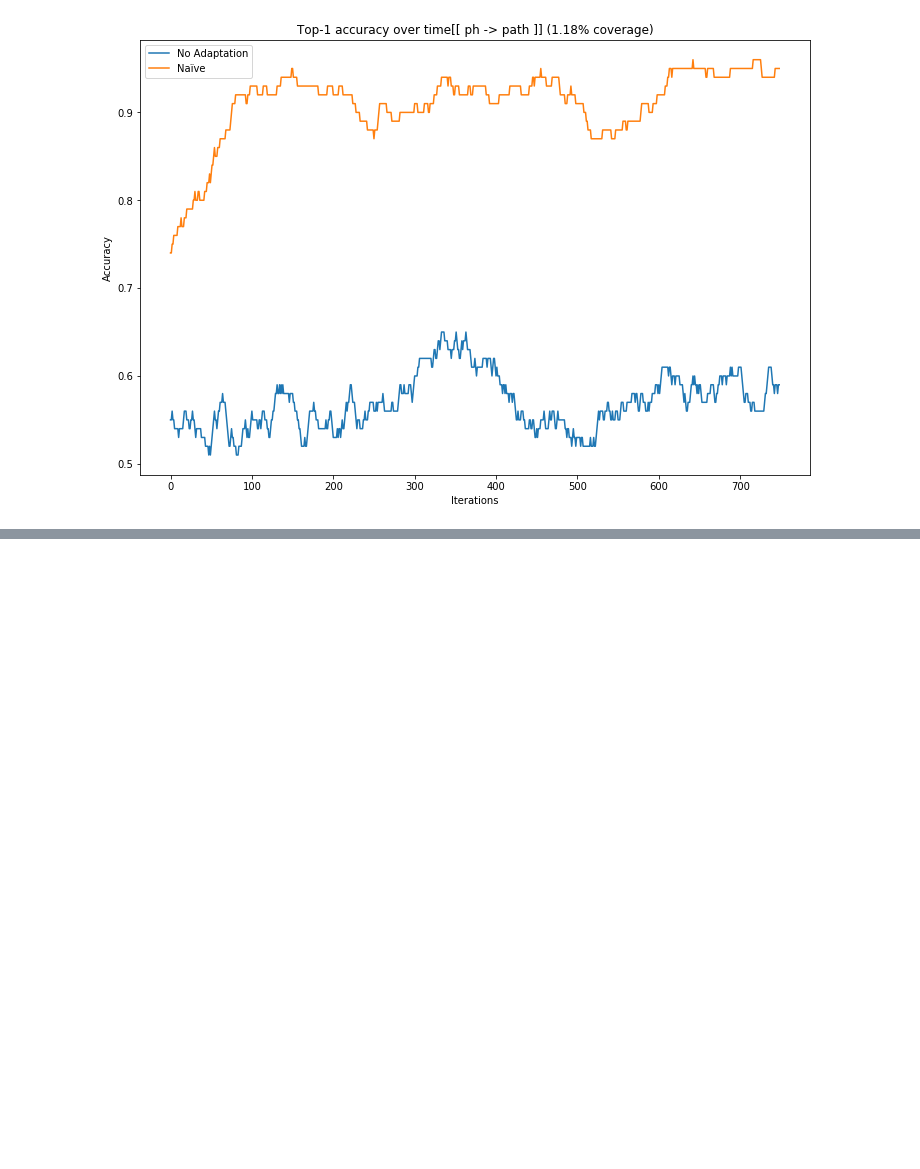
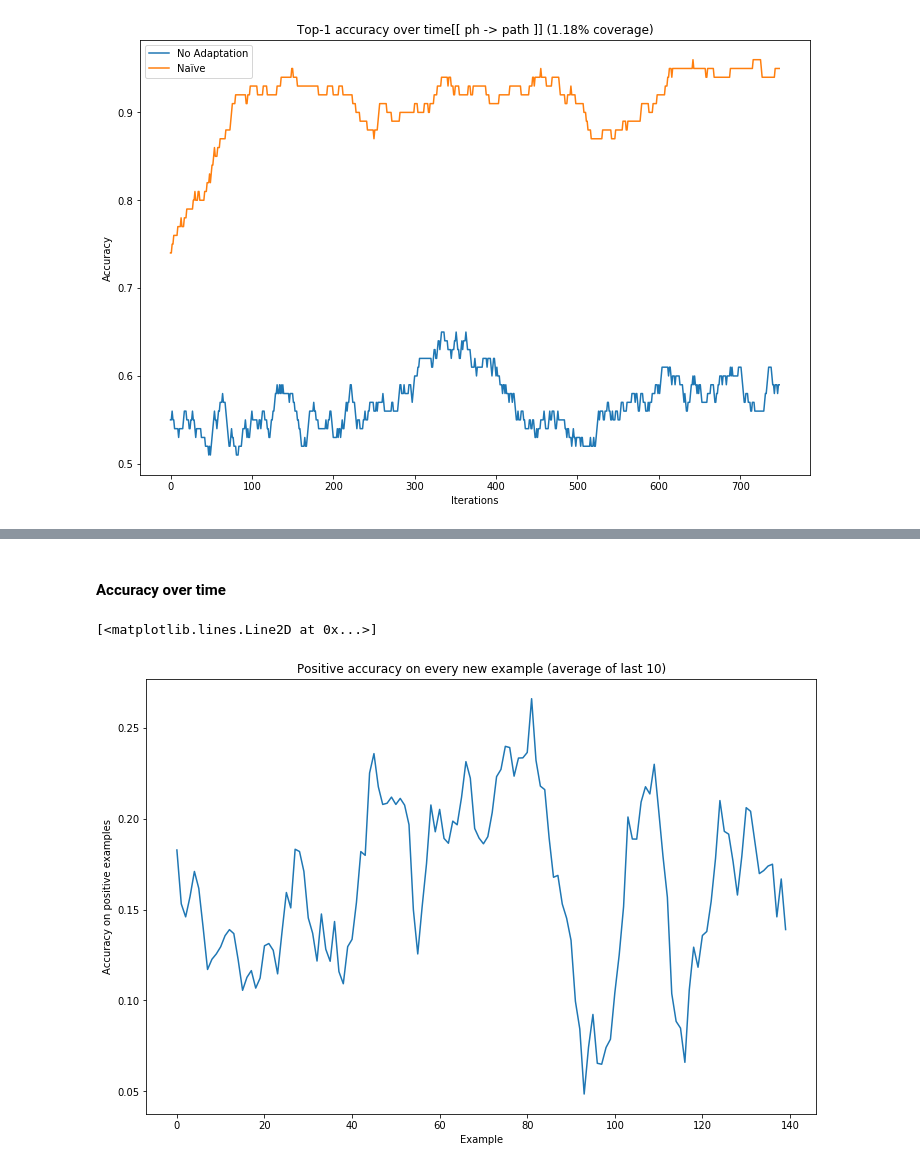
Before and after one commit to gpoesia/magicomplete, a Jupyter notebook: ConadComplete.ipynb, the cells around one changed output, grey strips where cells are left out. Saved outputs shown, nothing was run; the diff lists cells and outputs as text; code cells hidden in the pictures; blank space fills up the shorter version.

Commit message:
Add qualitative analysis of one-shot learning results

```diff
--- a/ConadComplete.ipynb
+++ b/ConadComplete.ipynb
@@ -238,6 +239,11 @@ pd.DataFrame(get_user_inputs_using_convention(50))
 # Load the dataset
 oneshot_dataset = load_json('oneshot_dataset.json')
 print(len(oneshot_dataset), 'one-shot examples.')
+
+oneshot_dataset = [row for row in oneshot_dataset
+                   if min(len(set(row['positive_examples'])), len(set(row['negative_examples']))) >= 100]
+
+print(len(oneshot_dataset), " usable examples.")
 
 def run_oneshot_experiment(evaluators, learner_creators, examples=None, save=True, save_examples=False):
     d = oneshot_dataset[:(examples or len(oneshot_dataset))]
@@ -269,5 +275,12 @@ def get_best_result_by_metric(results, metric):
             best_learner = r['learner']
 
     return best_learner, best_value
+
+def summarize_results(results):
+    return '\n'.join(
+        '{}/{}: {:.2f}% positive accuracy, {:.2f}% negative accuracy'
+        .format(r['evaluator'], r['learner'], 100*r['results']['accuracy_positive'], 100*r['results']['accuracy_negative'])
+        for r in results
+    )
 # %% [output]
 10000 one-shot examples.
@@ -277,8 +291,12 @@ EXAMPLES = 2
 def new_k_gradient_steps(k, lr):
     return lambda: KGradientSteps(decoder, alphabet, {'k': k, 'learning_rate': lr})
 
-def new_step_until_correct(max_steps, extra_steps, lr):
-    return lambda: StepUntilCorrect(decoder, alphabet, {'max_steps': max_steps, 'extra_steps': extra_steps, 'learning_rate': lr})
+def new_step_until_correct(max_steps, extra_steps, lr, data_augmentation, rehearsal_examples):
+    return lambda: StepUntilCorrect(decoder, alphabet, {'max_steps': max_steps,
+                                                        'extra_steps': extra_steps,
+                                                        'learning_rate': lr,
+                                                        'data_augmentation': data_augmentation,
+                                                        'rehearsal_examples': rehearsal_examples})
 
 evaluators = [LearnEvalIterate()] # LearnAllThenEval()
 
@@ -294,10 +312,9 @@ for lr in [0.05, 0.1, 0.2]:
             learners.append(new_step_until_correct(max_steps, extra, lr))
 try:
     results = run_oneshot_experiment(evaluators, learners, EXAMPLES, save_examples=True)
-    pp(results)
     best_learner, best_pos_acc = get_best_result_by_metric(results, 'accuracy_positive')
-    send_message('Grid search finished, saved all predictions to enable error analysis. Best positive accuracy: {:.2f}% (model: {})'
-                 .format(best_pos_acc, best_learner))
+    send_message('Rehearsal/Data augmentation experiment finished. Best positive accuracy: {:.2f}% (model: {}). All results:\n\n{}'
+                  .format(100*best_pos_acc, best_learner, summarize_results(results)))
 except Exception as e:
     send_message('Error during grid search: ' + str(e))
 # %% [output]
@@ -372,0 +392,7 @@ plot_accuracy_by_convention(CONVENTION_ID, 100)
+# %%
+RESULTS_PATH = 'results/oneshot_experiment_results_2020-04-14T11:54:12.067527.json'
+
+with open(RESULTS_PATH) as f:
+    results = json.load(f)
+
+print('Loaded results for', len(results), 'learner/evaluator pairs.')
@@ -372,0 +461,15 @@ plot_accuracy_by_convention(CONVENTION_ID, 100)
+# %%
+(evaluator, learner) = ('LearnEvalIterate', 'StepUntilCorrect(lr=0.1, max=32, extra=2, data_augmentation=no, reheasal_examples=0)')
+(evaluator, learner) = ('LearnEvalIterate', 'StepUntilCorrect(lr=0.1, max=8, extra=2, data_augmentation=no, reheasal_examples=0)')
+
+result = [r for r in results if (r['evaluator'], r['learner']) == (evaluator, learner)][0]['results']
+# %% [markdown]
+#### Accuracy over time
+# %%
+plt.title("Positive accuracy on every new example (average of last 10)")
+plt.xlabel('Example')
+plt.ylabel('Accuracy on positive examples')
+plt.plot(rolling_average(result['per_example_accuracy_positive'], 10))
+# %% [output]
+[<matplotlib.lines.Line2D at 0x...>]
+[figure, added]
```
Also changed, not shown: parts of 18 cells of this notebook.
